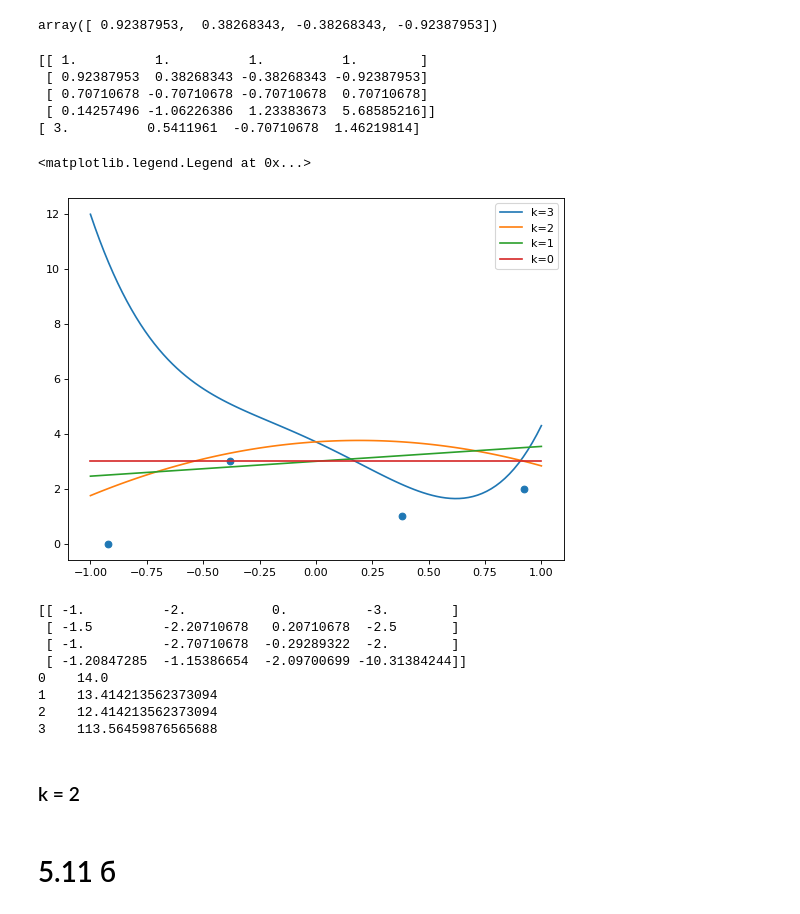
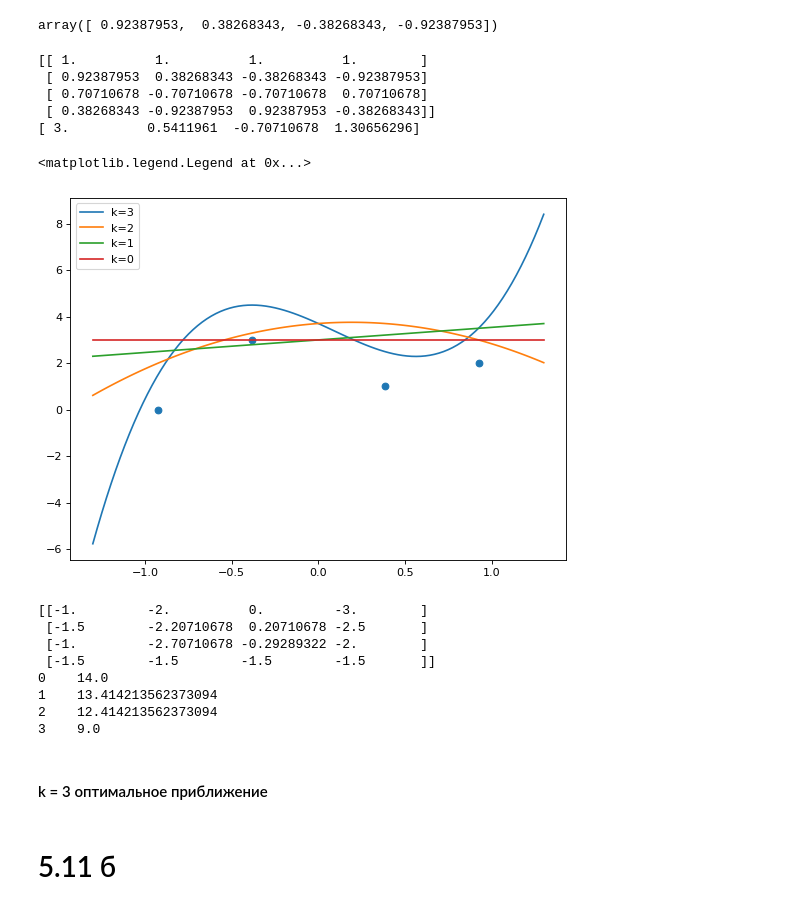
Before and after one commit to mipt-alexa/comp_math, a Jupyter notebook: homework theme 3.ipynb, the cells around one changed output. Drawn from its saved outputs; the diff is of its cells as text; code cells hidden in the pictures.

```diff
--- a/homework theme 3.ipynb
+++ b/homework theme 3.ipynb
@@ -71,6 +71,7 @@ x
 # %% [output]
 array([ 0.92387953,  0.38268343, -0.38268343, -0.92387953])
 # %%
+import matplotlib.pyplot as plt
 
 a = []
 
@@ -79,7 +80,7 @@ T[0] = np.ones(4)
 T[1] = x
 for i in range(4):
     T[2][i] = ( (2*x[i]*x[i] - 1))
-    T[3][i] = ( (4*np.power(x[i],4) - 3*x[i]))
+    T[3][i] = ( (4*np.power(x[i],3) - 3*x[i]))
 
 print(T)
 
@@ -89,39 +90,39 @@ for i in range(4):
 print(a)
 
 def f3(x):
-    f = a[0] + x*a[1] + a[2]*(2*x*x -1) + a[3]*(4*np.power(x,4) - 3*x)
+    f = a[0] + x*a[1] + a[2]*(2*x*x -1) + a[3]*(4*np.power(x,3) - 3*x)
     return f
 
 def f2(x):
     f = a[0] + x*a[1] + a[2]*(2*x*x -1)
     return f
 
 def f1(x):
     f = a[0] + x*a[1]
     return f
 
 def f0(x):
     return a[0] + x_0*0
 
-x_0 = np.linspace(-1,1,100)
+x_0 = np.linspace(-1.3, 1.3,100)
 
 plt.figure(figsize=(8, 6), dpi=80)
 plt.scatter(x, y)
 
 plt.plot(x_0, f3(x_0), label="k=3")
 plt.plot(x_0, f2(x_0), label="k=2")
 plt.plot(x_0, f1(x_0) , label="k=1")
 plt.plot(x_0, f0(x_0), label="k=0")
 
 plt.legend()
 # %% [output]
 [[ 1.          1.          1.          1.        ]
  [ 0.92387953  0.38268343 -0.38268343 -0.92387953]
  [ 0.70710678 -0.70710678 -0.70710678  0.70710678]
- [ 0.14257496 -1.06226386  1.23383673  5.68585216]]
-[ 3.          0.5411961  -0.70710678  1.46219814]
+ [ 0.38268343 -0.92387953  0.92387953 -0.38268343]]
+[ 3.          0.5411961  -0.70710678  1.30656296]
 <matplotlib.legend.Legend at 0x...>
-[figure, old version]
+[figure, new version]
 # %%
 err= np.zeros((4,4))
 err[0] = y - a[0]
@@ -133,16 +134,16 @@ print(err)
 for i in range(4):
     print(i, "  ", np.sum(np.square(err[i])))
 # %% [output]
-[[ -1.          -2.           0.          -3.        ]
- [ -1.5         -2.20710678   0.20710678  -2.5       ]
- [ -1.          -2.70710678  -0.29289322  -2.        ]
- [ -1.20847285  -1.15386654  -2.09700699 -10.31384244]]
+[[-1.         -2.          0.         -3.        ]
+ [-1.5        -2.20710678  0.20710678 -2.5       ]
+ [-1.         -2.70710678 -0.29289322 -2.        ]
+ [-1.5        -1.5        -1.5        -1.5       ]]
 0    14.0
 1    13.414213562373094
 2    12.414213562373094
-3    113.56459876565688
+3    9.0
 # %% [markdown]
-### k = 2
+#### k = 3 оптимальное приближение
 # %% [markdown]
 # 5.11 б
 # %%
```
